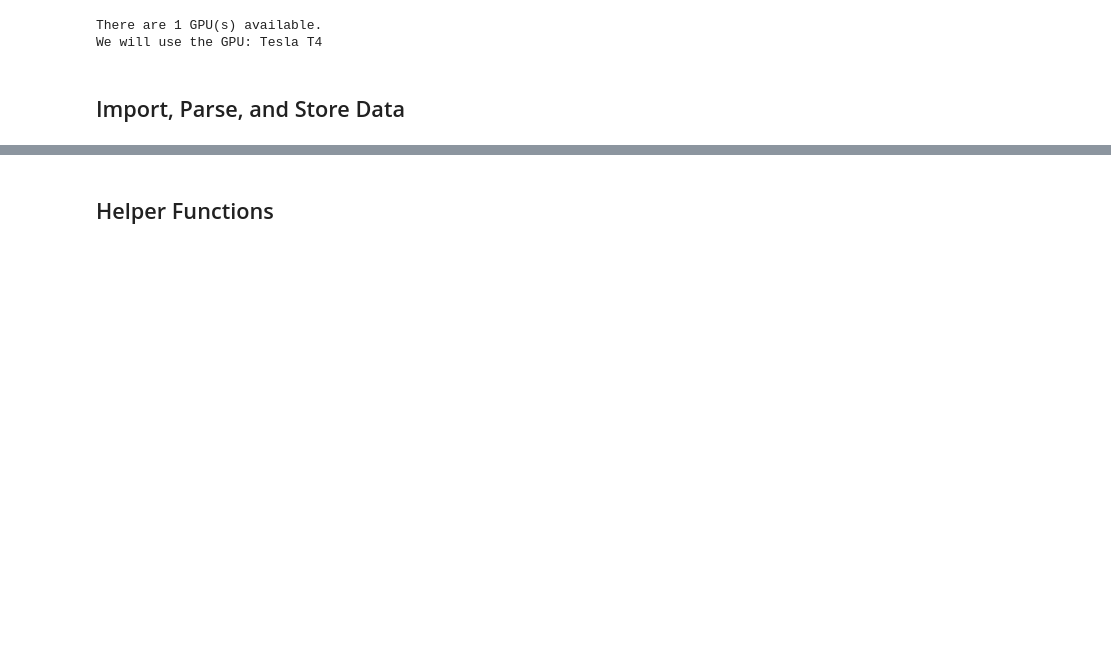
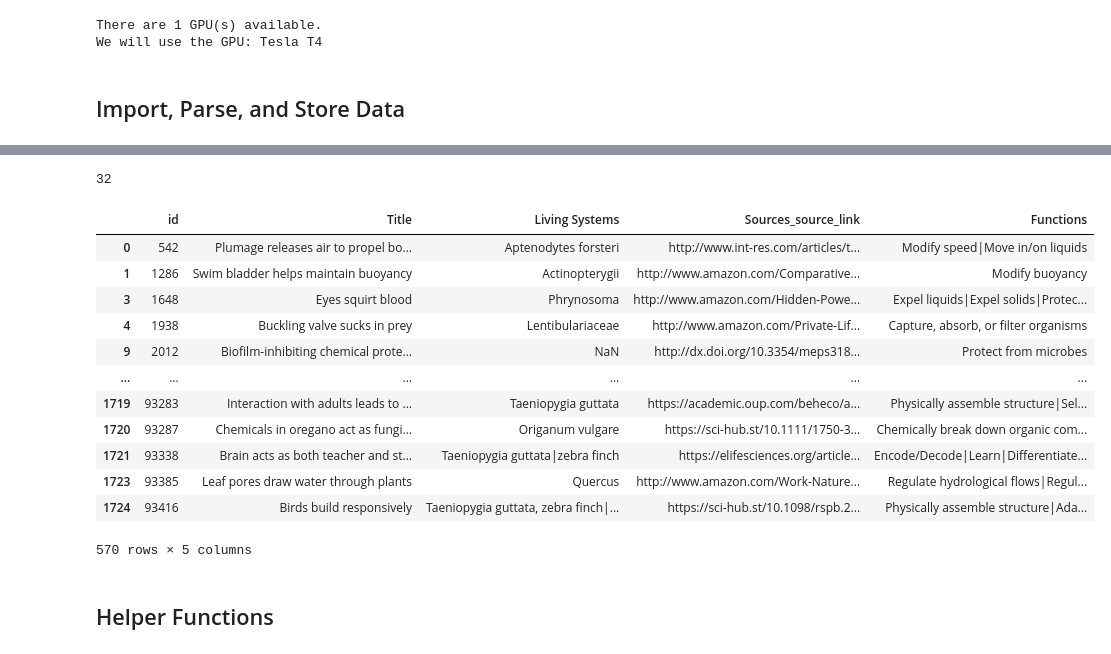
Before and after one commit to nasa-petal/PeTaL-labeller, a Jupyter notebook: auto-labeler/auto_labeler_prototype.ipynb, the cells around one changed output, grey strips where cells are left out. Saved outputs shown, nothing was run; the diff lists cells and outputs as text; code cells hidden in the pictures; blank space fills up the shorter version.

```diff
--- a/auto-labeler/auto_labeler_prototype.ipynb
+++ b/auto-labeler/auto_labeler_prototype.ipynb
@@ -118,3 +136,9 @@ docs = list(df['Content'].values)
 labels = ['Maintain homeostasis', 'Protect from temperature']
 # %%
 df['Content'].value_counts().to_frame()
+# %%
+labeled_df_link = 'https://drive.google.com/file/d/1OZnAk64SPXfnaEzQFfhDJd6AX3dntIy9/view?usp=sharing'
+labeled_id = labeled_df_link.split("/")[-2]
+labeled_downloaded = drive.CreateFile({'id':labeled_id})
+labeled_downloaded.GetContentFile('Biological-Strategies-Export-2020-October-01-1849 (1).csv')
+labeled_df = pd.read_csv('Biological-Strategies-Export-2020-October-01-1849 (1).csv')
@@ -121,3 +154,26 @@ df['Content'].value_counts().to_frame()
+# %%
+labeled_df = labeled_df[['id', 'Title', 'Living Systems', 'Sources_source_link', 'Functions']]
+labeled_df = labeled_df[labeled_df['Functions'].notnull( )]
+labeled_df = labeled_df[labeled_df['Sources_source_link'].notnull()]
+len(labeled_df[labeled_df['Sources_source_link'].str.contains('.pdf')])
+# %% [output]
+32
+# %%
+labeled_df
+# %% [output]
+|  | id | Title | Living Systems | Sources_source_link | Functions |
+| 0 | 542 | Plumage releases air to propel bo... | Aptenodytes forsteri | http://www.int-res.com/articles/t... | Modify speed|Move in/on liquids |
+| 1 | 1286 | Swim bladder helps maintain buoyancy | Actinopterygii | http://www.amazon.com/Comparative... | Modify buoyancy |
+| 3 | 1648 | Eyes squirt blood | Phrynosoma | http://www.amazon.com/Hidden-Powe... | Expel liquids|Expel solids|Protec... |
+| 4 | 1938 | Buckling valve sucks in prey | Lentibulariaceae | http://www.amazon.com/Private-Lif... | Capture, absorb, or filter organisms |
+| 9 | 2012 | Biofilm-inhibiting chemical prote... | NaN | http://dx.doi.org/10.3354/meps318... | Protect from microbes |
+| ... | ... | ... | ... | ... | ... |
+| 1719 | 93283 | Interaction with adults leads to ... | Taeniopygia guttata | https://academic.oup.com/beheco/a... | Physically assemble structure|Sel... |
+| 1720 | 93287 | Chemicals in oregano act as fungi... | Origanum vulgare | https://sci-hub.st/10.1111/1750-3... | Chemically break down organic com... |
+| 1721 | 93338 | Brain acts as both teacher and st... | Taeniopygia guttata|zebra finch | https://elifesciences.org/article... | Encode/Decode|Learn|Differentiate... |
+| 1723 | 93385 | Leaf pores draw water through plants | Quercus | http://www.amazon.com/Work-Nature... | Regulate hydrological flows|Regul... |
+| 1724 | 93416 | Birds build responsively | Taeniopygia guttata, zebra finch|... | https://sci-hub.st/10.1098/rspb.2... | Physically assemble structure|Ada... |
+570 rows × 5 columns
 # %% [markdown]
 ## Helper Functions
 # %%
```
Also changed, not shown: parts of 2 cells of this notebook.
